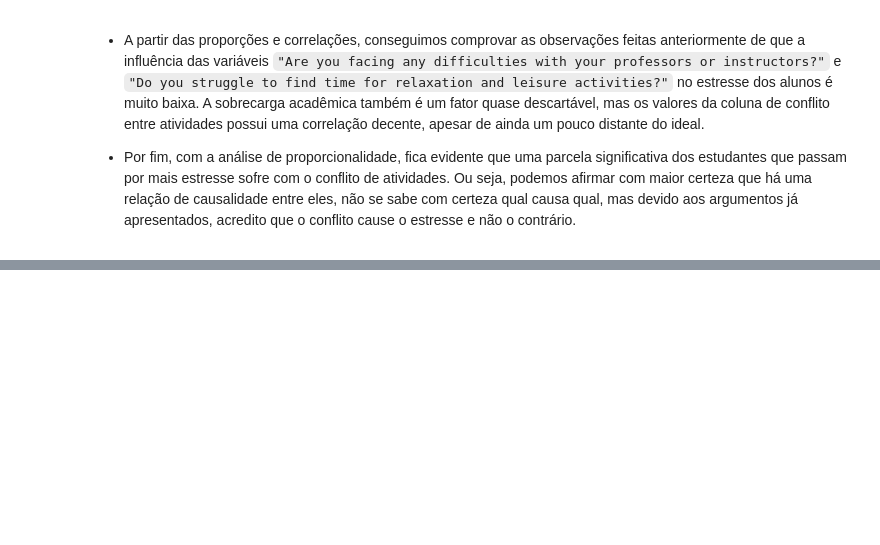
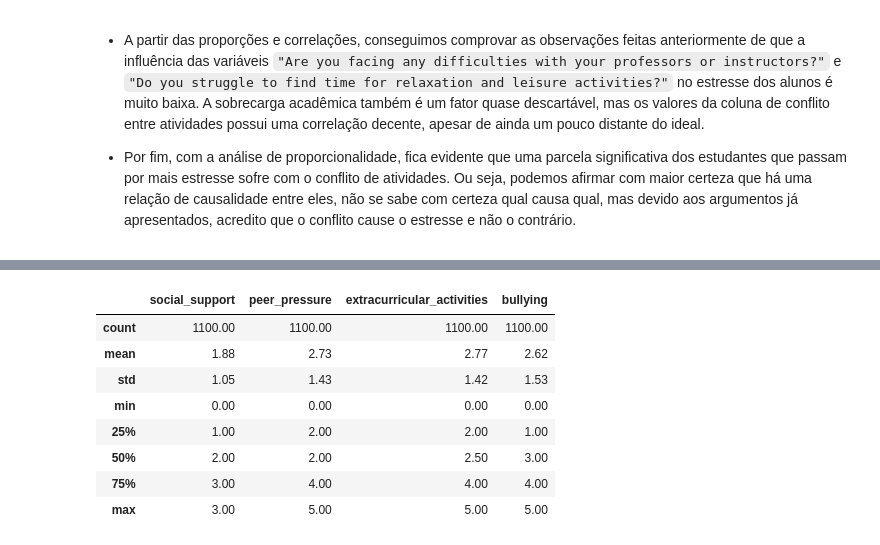
Before and after one commit to viabdon/EDA-Student-Stress-Dataset, a Jupyter notebook: src/notebooks/eda_pablo.ipynb, the cells around one changed output, grey strips where cells are left out. Drawn from its saved outputs; the diff is of its cells as text; code cells hidden in the pictures; blank space fills up the shorter version.

```diff
--- a/src/notebooks/eda_pablo.ipynb
+++ b/src/notebooks/eda_pablo.ipynb
@@ -675,0 +1064,12 @@ Do you struggle to find time for relaxation and leisure activities?
+# %%
+df_stress_levels[['social_support', 'peer_pressure', 'extracurricular_activities', 'bullying']].describe().apply(lambda x: round(x, 2))
+# %% [output]
+|  | social_support | peer_pressure | extracurricular_activities | bullying |
+| count | 1100.00 | 1100.00 | 1100.00 | 1100.00 |
+| mean | 1.88 | 2.73 | 2.77 | 2.62 |
+| std | 1.05 | 1.43 | 1.42 | 1.53 |
+| min | 0.00 | 0.00 | 0.00 | 0.00 |
+| 25% | 1.00 | 2.00 | 2.00 | 1.00 |
+| 50% | 2.00 | 2.00 | 2.50 | 3.00 |
+| 75% | 3.00 | 4.00 | 4.00 | 4.00 |
+| max | 3.00 | 5.00 | 5.00 | 5.00 |
```
Also changed, not shown: parts of 17 cells of this notebook.
